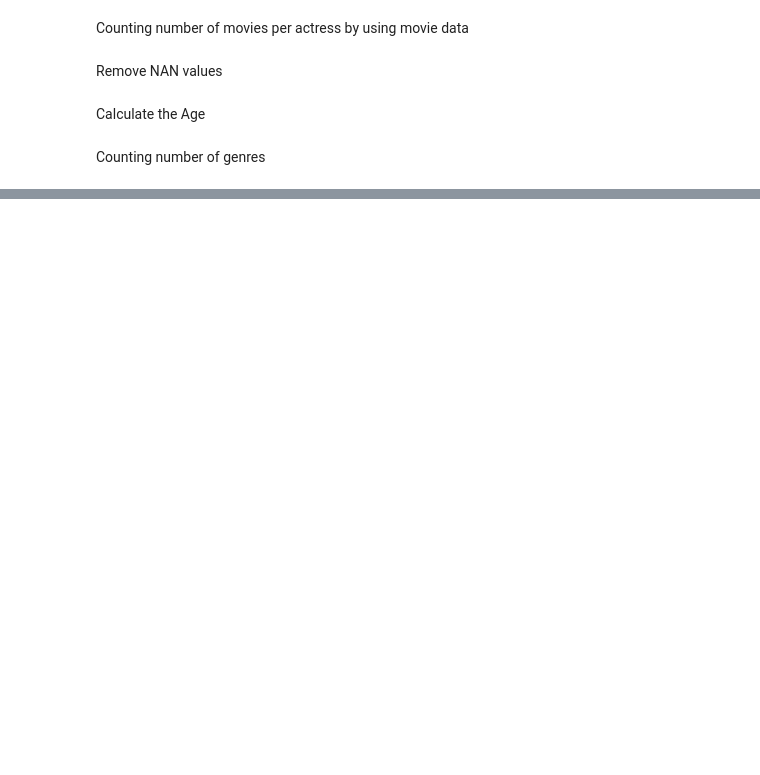
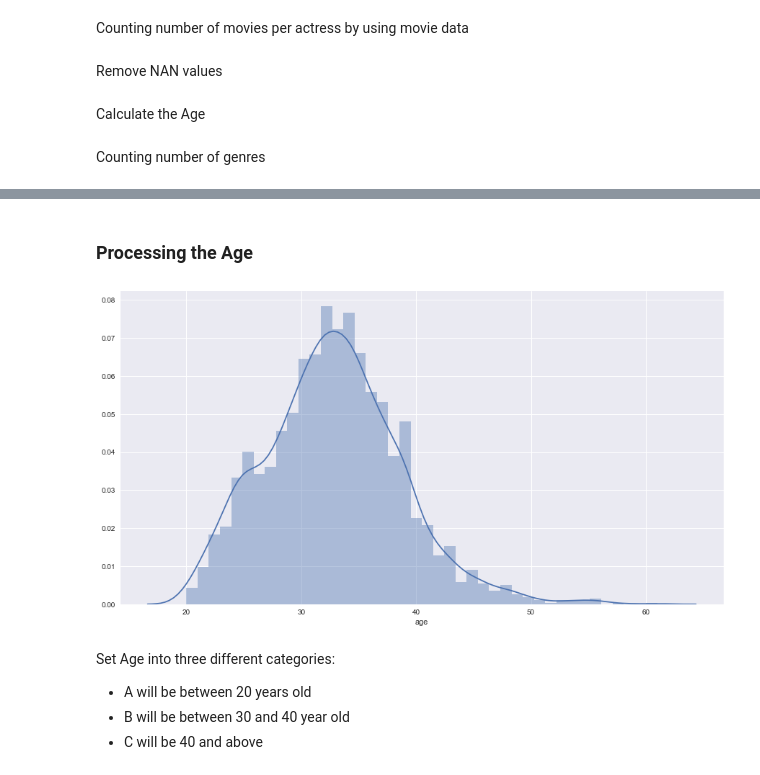
Before and after one commit to canhtran/jav_idol_analysis, a Jupyter notebook: eda_jav_idol.ipynb, the cells around one changed output, grey strips where cells are left out. Drawn from its saved outputs; the diff is of its cells as text; code cells hidden in the pictures; blank space fills up the shorter version.

```diff
--- a/eda_jav_idol.ipynb
+++ b/eda_jav_idol.ipynb
@@ -149,0 +93,3 @@ train_actress.info()
+# %%
+# Remove the bust with 0 value
+df = df[df.bust != 0]
@@ -149,0 +146,12 @@ train_actress.info()
+# %% [markdown]
+### Processing the Age
+# %%
+sns.set(color_codes=True)
+sns.distplot(df['age']);
+# %% [output]
+[figure, added]
+# %% [markdown]
+Set Age into three different categories:
+- A will be between 20 years old
+- B will be between 30 and 40 year old
+- C will be 40 and above
```
Also changed, not shown: parts of 50 cells of this notebook.
